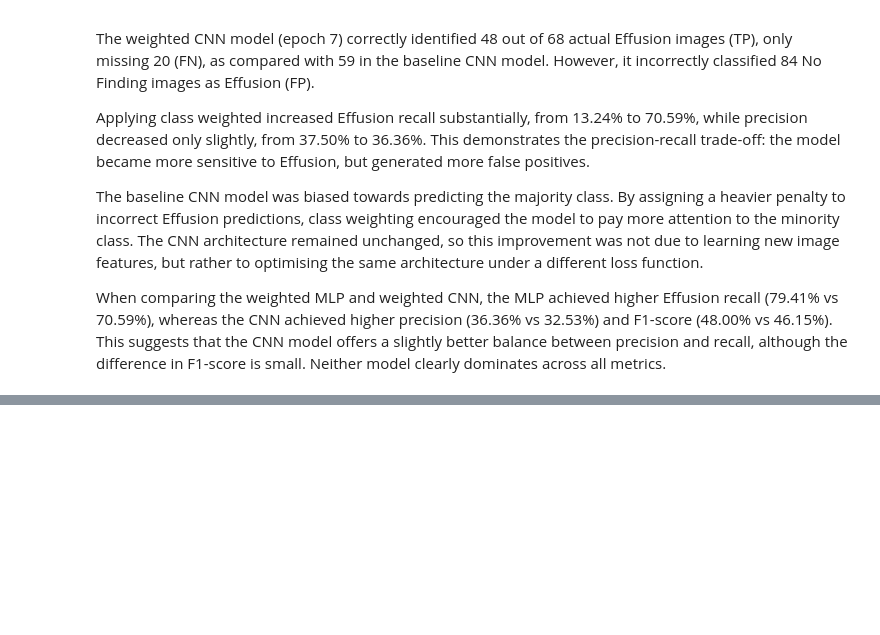
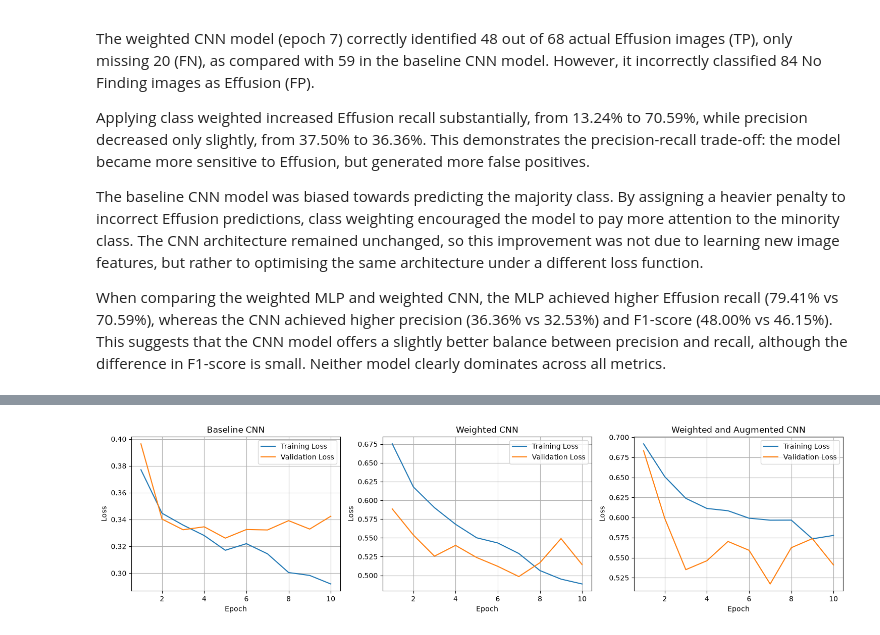
Before and after one commit to hweeenh/nih-chestxray-ml, a Jupyter notebook: cnn/notebooks/03_cnn_model_development.ipynb, the cells around one changed output, grey strips where cells are left out. Drawn from its saved outputs; the diff is of its cells as text; code cells hidden in the pictures; blank space fills up the shorter version.

```diff
--- a/cnn/notebooks/03_cnn_model_development.ipynb
+++ b/cnn/notebooks/03_cnn_model_development.ipynb
@@ -551,0 +632,17 @@ When comparing the weighted MLP and weighted CNN, the MLP achieved higher Effusi
+# %%
+# Fresh CNN model with same architecture
+aug_model = nn.Sequential(
+    nn.Conv2d(1, 16, kernel_size=3, padding=1),
+    nn.ReLU(),
+    nn.MaxPool2d(kernel_size=2),
+    nn.Conv2d(16, 32, kernel_size=3, padding=1),
+    nn.ReLU(),
+    nn.MaxPool2d(kernel_size=2),
+    nn.Flatten(),
+    nn.Linear(8192, 2)).to(device)
+
+# Weighted loss
+criterion = nn.CrossEntropyLoss(weight=class_weights.to(device))
+
+# Fresh optimizer
+optimizer = optim.Adam(aug_model.parameters(), lr=0.001)
@@ -551,0 +794,38 @@ When comparing the weighted MLP and weighted CNN, the MLP achieved higher Effusi
+# %%
+import matplotlib.pyplot as plt
+
+fig, axes = plt.subplots(1, 3, figsize=(15, 4))
+
+epochs = range(1, 11)
+
+# Baseline CNN
+axes[0].plot(epochs, cnn_train_losses, label="Training Loss")
+axes[0].plot(epochs, cnn_val_losses, label="Validation Loss")
+axes[0].set_title("Baseline CNN")
+axes[0].set_xlabel("Epoch")
+axes[0].set_ylabel("Loss")
+axes[0].legend()
+axes[0].grid(True)
+
+# Weighted CNN
+axes[1].plot(epochs, weighted_cnn_train_losses, label="Training Loss")
+axes[1].plot(epochs, weighted_cnn_val_losses, label="Validation Loss")
+axes[1].set_title("Weighted CNN")
+axes[1].set_xlabel("Epoch")
+axes[1].set_ylabel("Loss")
+axes[1].legend()
+axes[1].grid(True)
+
+# Weighted and Augmented CNN
+axes[2].plot(epochs, aug_train_losses, label="Training Loss")
+axes[2].plot(epochs, aug_val_losses, label="Validation Loss")
+axes[2].set_title("Weighted and Augmented CNN")
+axes[2].set_xlabel("Epoch")
+axes[2].set_ylabel("Loss")
+axes[2].legend()
+axes[2].grid(True)
+
+plt.tight_layout()
+plt.show()
+# %% [output]
+[figure, added]
```
Also changed, not shown: parts of 16 cells of this notebook.
